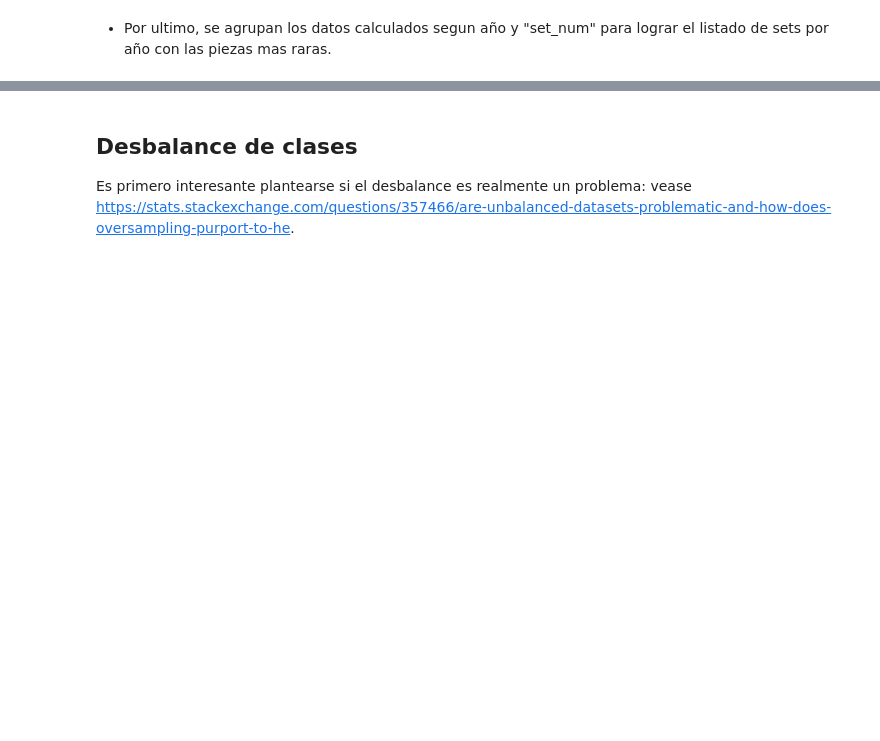
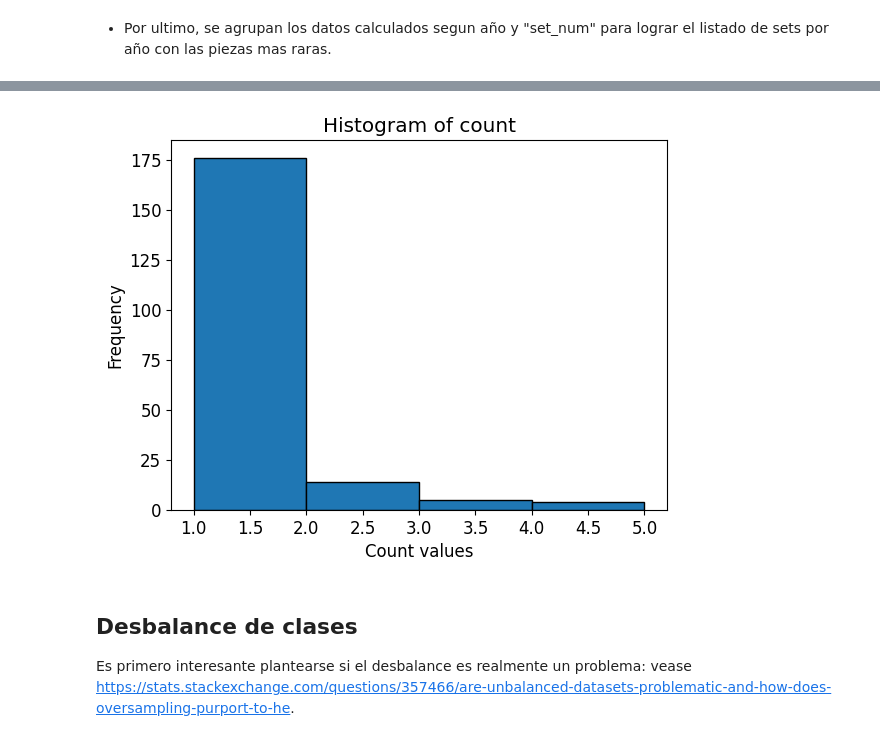
Before and after one commit to matias-herreros/ADD_Lego, a Jupyter notebook: EDA.ipynb, the cells around one changed output, grey strips where cells are left out. Saved outputs shown, nothing was run; the diff lists cells and outputs as text; code cells hidden in the pictures; blank space fills up the shorter version.

```diff
--- a/EDA.ipynb
+++ b/EDA.ipynb
@@ -920,3 +934,12 @@ e
+# %%
+plt.hist(e['count'], bins=range(min(e['count']), max(e['count']) + 1), edgecolor='black')
+plt.title('Histogram of count')
+plt.xlabel('Count values')
+plt.ylabel('Frequency')
+
+plt.show()
+# %% [output]
+[figure, added]
 # %% [markdown]
 ## Desbalance de clases
 
```
Also changed, not shown: parts of 7 cells of this notebook.
